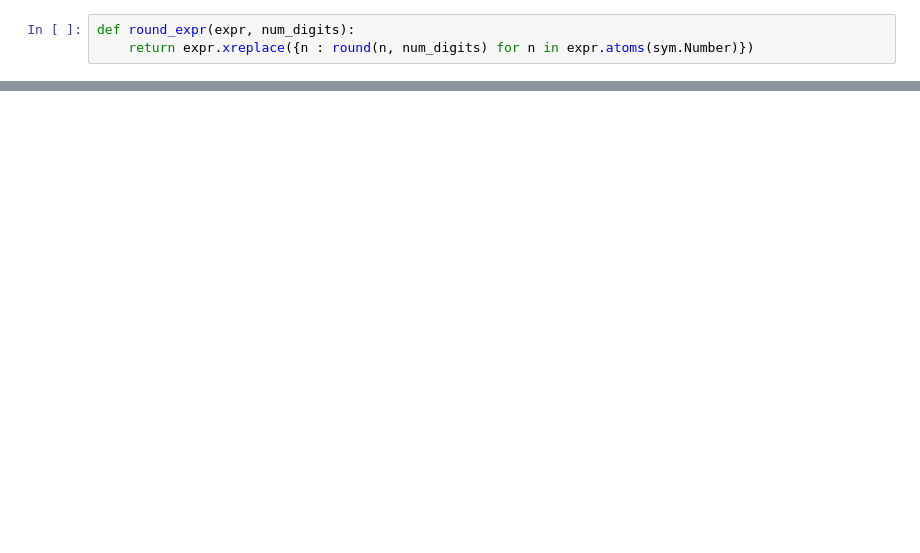
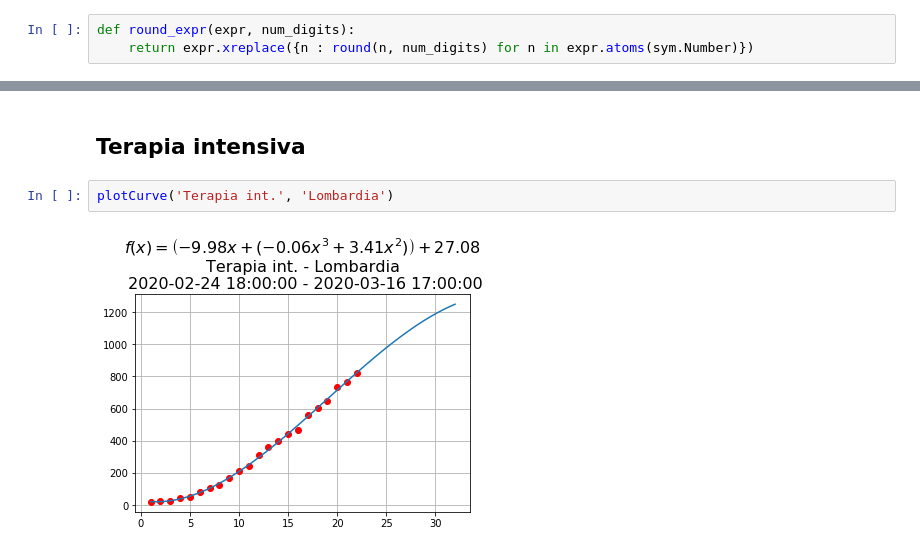
Before and after one commit to trianam/covidFit, a Jupyter notebook: fit.ipynb, the cells around one changed output, grey strips where cells are left out. Saved outputs shown, nothing was run; the diff lists cells and outputs as text; blank space fills up the shorter version.

```diff
--- a/fit.ipynb
+++ b/fit.ipynb
@@ -53,0 +88,6 @@ plotCurve('Ospedalizzati')
+# %% [markdown]
+## Terapia intensiva
+# %%
+plotCurve('Terapia int.', 'Lombardia')
+# %% [output]
+[figure, added]
```
Also changed, not shown: parts of 18 cells of this notebook.
